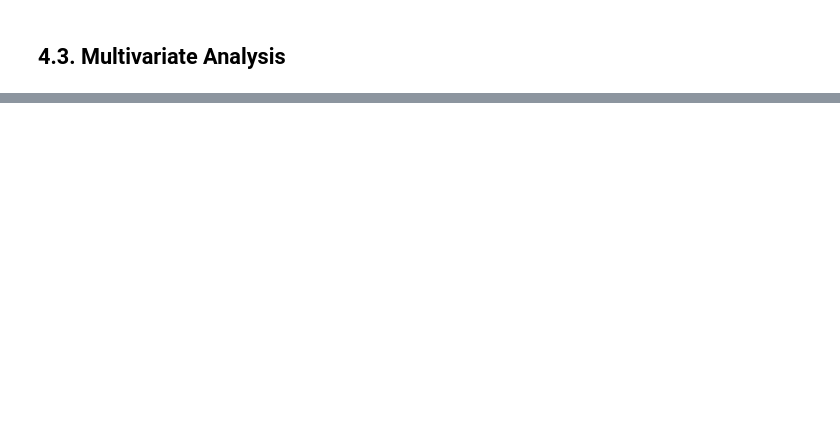
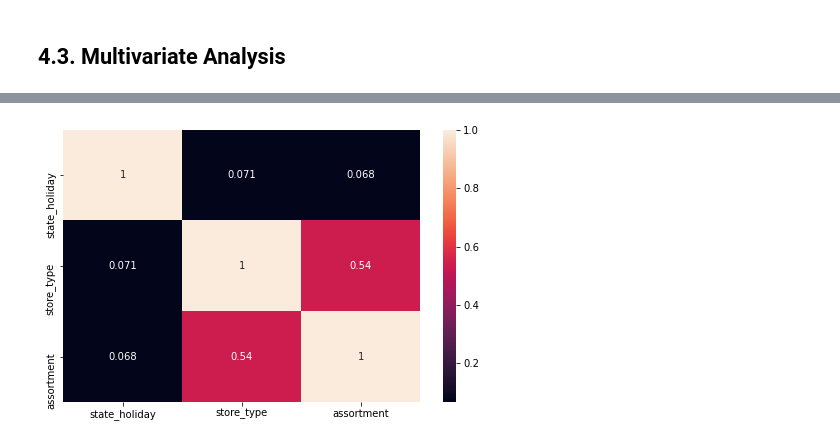
Before and after one commit to alissonlisboa/rossmann_store_sales, a Jupyter notebook: m04_v01_rossmann_sales_prediction.ipynb, the cells around one changed output, grey strips where cells are left out. Drawn from its saved outputs; the diff is of its cells as text; code cells hidden in the pictures; blank space fills up the shorter version.

```diff
--- a/m04_v01_rossmann_sales_prediction.ipynb
+++ b/m04_v01_rossmann_sales_prediction.ipynb
@@ -762,0 +793,3 @@ sns.heatmap(aux1.corr(), annot=True);
+# %%
+a = df4.select_dtypes(include=['object']).drop('year_week', axis=1)
+a.head()
@@ -762,0 +803,29 @@ sns.heatmap(aux1.corr(), annot=True);
+# %%
+def cramerv(x, y):
+    cm = pd.crosstab(x, y).values
+    chi2 = stats.chi2_contingency(cm)[0]
+    n = cm.sum()
+    r, k = cm.shape
+    v = np.sqrt((chi2/n) / min(k-1, r-1))
+
+    chi2_corr = max(0, chi2 - (((k-1)*(r-1)) / (n-1)))
+    k_corr = k - (k-1)**2 / (n-1)
+    r_corr = r - (r-1)**2 / (n-1)
+    v_corr = np.sqrt((chi2_corr/n) / min(k_corr-1, r_corr-1))
+
+    return v_corr
+# %%
+d = pd.DataFrame()
+aux = []
+for i in a.columns:
+    for j in a.columns:
+        v = cramerv(a[i], a[j])
+        aux.append(v)
+    d[i] = aux.copy()
+    aux.clear()
+d = d.set_index(d.columns)
+
+plt.figure(figsize=(8,5))
+sns.heatmap(d, annot=True);
+# %% [output]
+[figure, added]
```
Also changed, not shown: parts of 30 cells of this notebook, 1 other file.
